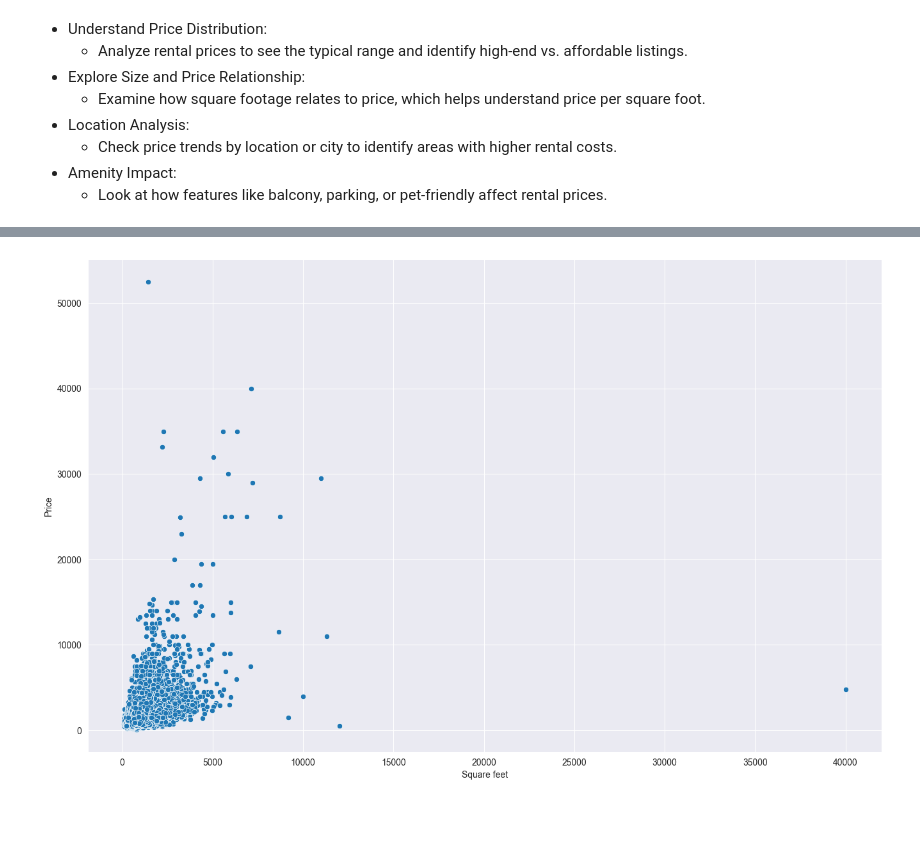
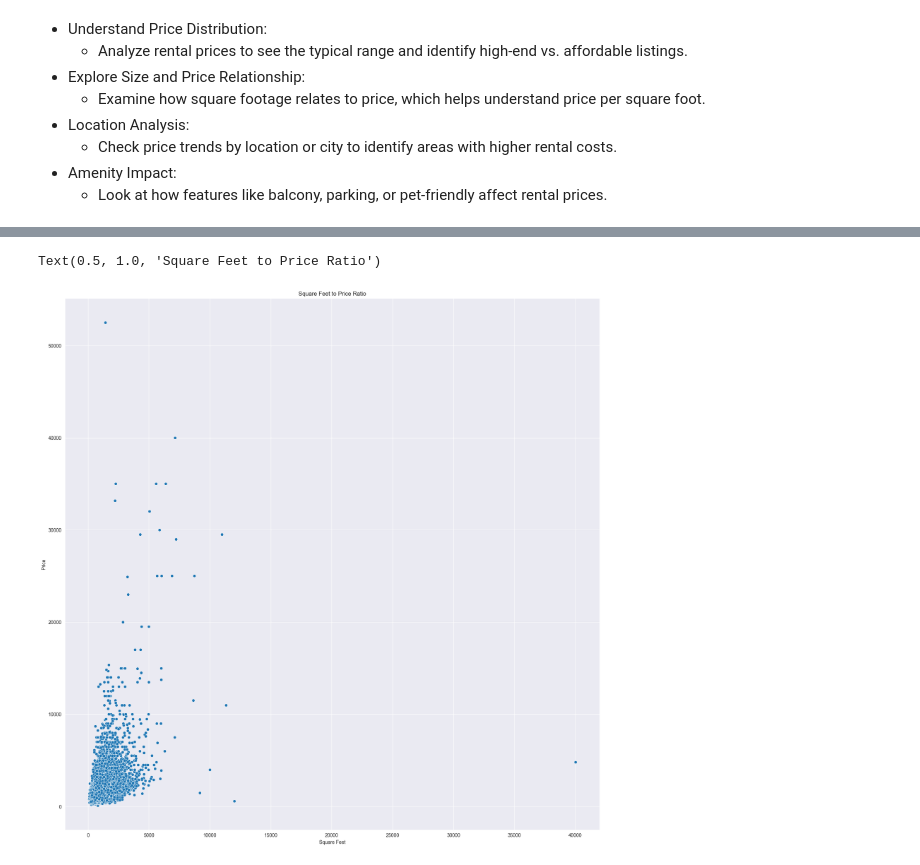
Before and after one commit to Mathias1997/Projekt-Rentprice, a Jupyter notebook: rent_price_exam.ipynb, the cells around one changed output, grey strips where cells are left out. Drawn from its saved outputs; the diff is of its cells as text; code cells hidden in the pictures; blank space fills up the shorter version.

```diff
--- a/rent_price_exam.ipynb
+++ b/rent_price_exam.ipynb
@@ -533,8 +537,9 @@ plt.show()
 # %%
-plt.figure(figsize=(16,10))
-sns.scatterplot(data=data, x= 'square_feet', y='price')
-plt.xlabel("Square feet")
+plt.figure(figsize=(20,20))
+sns.scatterplot(data=data, x="square_feet", y="price")
+plt.xlabel("Square Feet")
 plt.ylabel("Price")
-plt.show()
+plt.title("Square Feet to Price Ratio")
 # %% [output]
+Text(0.5, 1.0, 'Square Feet to Price Ratio')
-[figure, old version]
+[figure, new version]
```
Also changed, not shown: parts of 20 cells of this notebook.
